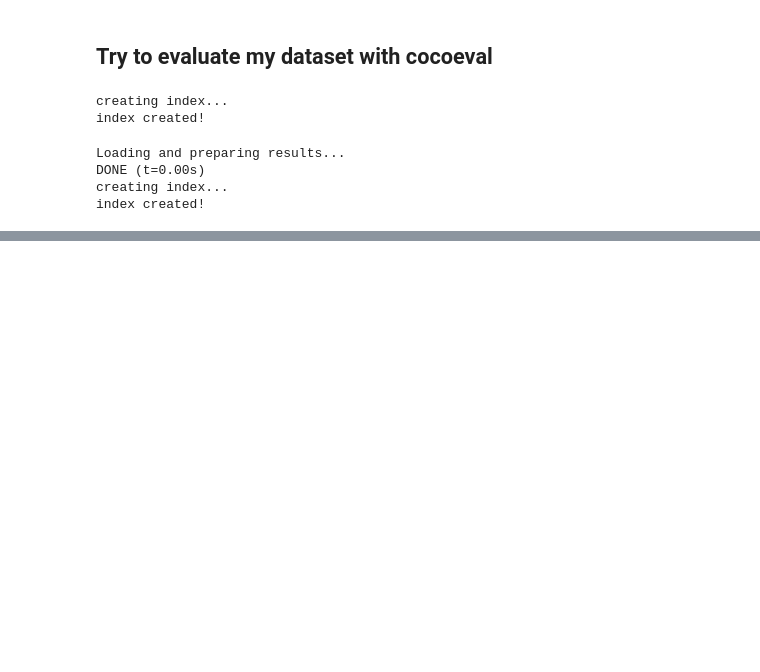
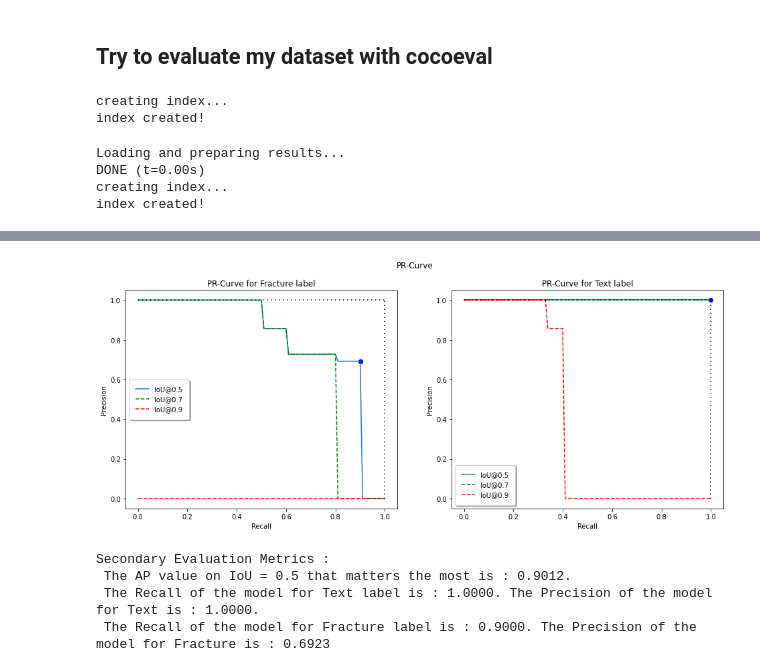
Before and after one commit to Spyros-Vl/master_thesis_dtu, a Jupyter notebook: notebooks/model_test.ipynb, the cells around one changed output, grey strips where cells are left out. Saved outputs shown, nothing was run; the diff lists cells and outputs as text; code cells hidden in the pictures; blank space fills up the shorter version.

```diff
--- a/notebooks/model_test.ipynb
+++ b/notebooks/model_test.ipynb
@@ -270,7 +270,7 @@ coco_annotations = {
 }
 
 #load test data
-test_dataset = XRayDataSet_coco(pathlib.Path('../literature/Other/supervisely/wrist/test_pickles'))
+test_dataset = XRayDataSet_coco(pathlib.Path('../literature/Other/supervisely/wrist/test'))
 test_dataloader = DataLoader(test_dataset, batch_size=1, shuffle=False, num_workers=0,collate_fn=collate_fn)
 
 
@@ -391,18 +390,0 @@ Evaluation metrics: AP = 0.0076, AP50 = 0.0099, AP75 = 0.0089, APs = 0.0062, APm
-# %%
-# Set the confidence/score threshold
-confidence_threshold = 0.9
-
-# Filter the predicted bounding boxes based on their confidence/score
-coco_dt_filtered = []
-for dt in coco_dt.dataset['annotations']:
-    if dt['score'] >= confidence_threshold:
-        coco_dt_filtered.append(dt)
-coco_dt.dataset['annotations'] = coco_dt_filtered
-
-# Create a COCOeval object for computing mAP
-coco_eval = COCOeval(coco_gt, coco_dt, iouType='bbox')
-
-# Compute mAP with IoU threshold 0.5 and confidence/score threshold 0.5
-coco_eval.evaluate()
-coco_eval.accumulate()
-coco_eval.summarize()
@@ -426,0 +391,55 @@ DONE (t=0.50s).
+# %%
+import numpy as np
+import matplotlib.pyplot as plt
+
+all_precision = coco_eval.eval['precision']
+
+pr_5 = all_precision[0, :, 0, 0, 2] # data for IoU@0.5
+pr_7 = all_precision[4, :, 0, 0, 2] # data for IoU@0.7
+pr_9 = all_precision[8, :, 0, 0, 2] # data for IoU@0.9
+
+x = np.arange(0, 1.01, 0.01)
+
+plt.figure(figsize=(16,6))
+
+plt.subplot(1, 2, 1)
+plt.plot(x, pr_5, label='IoU@0.5')
+plt.plot(x, pr_7, '--g',label='IoU@0.7')
+plt.plot(x, pr_9, '--r',label='IoU@0.9')
+plt.legend(fancybox=True, framealpha=1, shadow=True, borderpad=1)
+plt.plot([0,1],  [1,1], linestyle='dashed', dashes=(1,3),color='black')
+plt.plot([1,1],  [0,1], linestyle='dashed', dashes=(1,3),color='black')
+plt.scatter(coco_eval.eval['recall'][0][0][0][2], coco_eval.eval['precision'][0][int(coco_eval.eval['recall'][0][0][0][2]*100)][0][0][2], label = "Best Trade-off",color = "blue")
+plt.xlabel("Recall")
+plt.ylabel("Precision")
+plt.title("PR-Curve for Fracture label")
+
+pr_5 = all_precision[0, :, 1, 0, 2] # data for IoU@0.5
+pr_7 = all_precision[4, :, 1, 0, 2] # data for IoU@0.7
+pr_9 = all_precision[8, :, 1, 0, 2] # data for IoU@0.9
+
+plt.subplot(1, 2, 2)
+plt.plot(x, pr_5, label='IoU@0.5')
+plt.plot(x, pr_7, '--g',label='IoU@0.7')
+plt.plot(x, pr_9, '--r',label='IoU@0.9')
+plt.legend(fancybox=True, framealpha=1, shadow=True, borderpad=1)
+plt.plot([0,1],  [1,1], linestyle='dashed', dashes=(1,3),color='black')
+plt.plot([1,1],  [0,1], linestyle='dashed', dashes=(1,3),color='black')
+plt.scatter(coco_eval.eval['recall'][0][1][0][2], coco_eval.eval['precision'][0][int(coco_eval.eval['recall'][0][1][0][2]*100)][1][0][2], label = "Best Trade-off",color = "blue")
+plt.xlabel("Recall")
+plt.ylabel("Precision")
+plt.title("PR-Curve for Text label")
+
+plt.suptitle("PR-Curve")
+plt.show()
+# %% [output]
+[figure, added]
+# %%
+f = (coco_eval.eval['recall'][0][0][0][2]*100)
+t = (coco_eval.eval['recall'][0][1][0][2]*100)
+print("Secondary Evaluation Metrics :\n The AP value on IoU = 0.5 that matters the most is : {:.4f}.\n The Recall of the model for Text label is : {:.4f}. The Precision of the model for Text is : {:.4f}.\n The Recall of the model for Fracture label is : {:.4f}. The Precision of the model for Fracture is : {:.4f}".format(metrics[1], coco_eval.eval['recall'][0][1][0][2], coco_eval.eval['precision'][0][int(t)][1][0][2], coco_eval.eval['recall'][0][0][0][2], coco_eval.eval['precision'][0][int(f)][0][0][2] ))
+# %% [output]
+Secondary Evaluation Metrics :
+ The AP value on IoU = 0.5 that matters the most is : 0.9012.
+ The Recall of the model for Text label is : 1.0000. The Precision of the model for Text is : 1.0000.
+ The Recall of the model for Fracture label is : 0.9000. The Precision of the model for Fracture is : 0.6923
```
Also changed, not shown: parts of 9 cells of this notebook, 3 other files.
